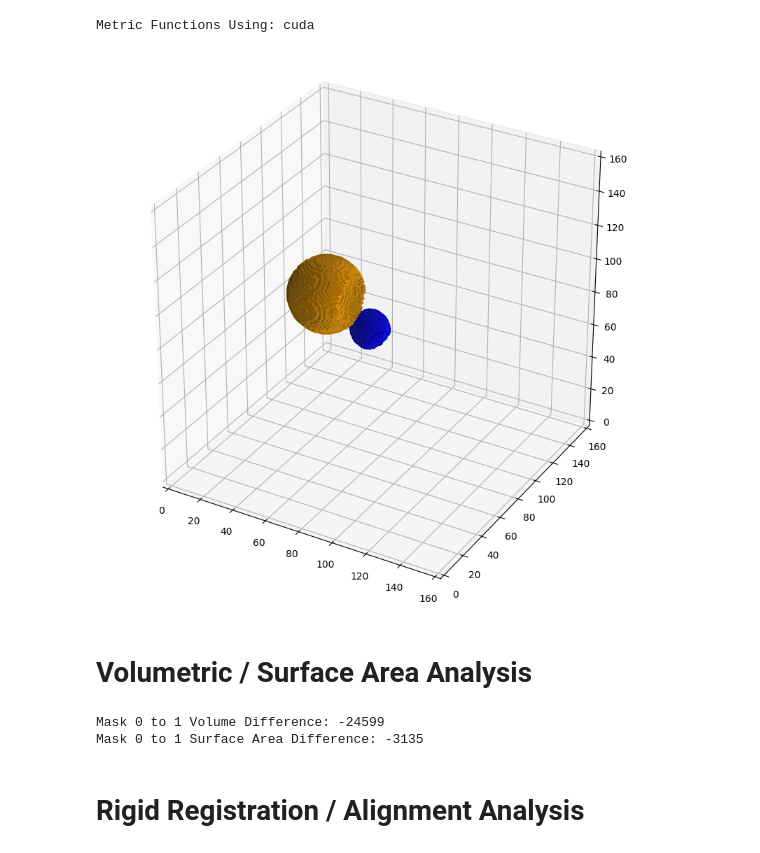
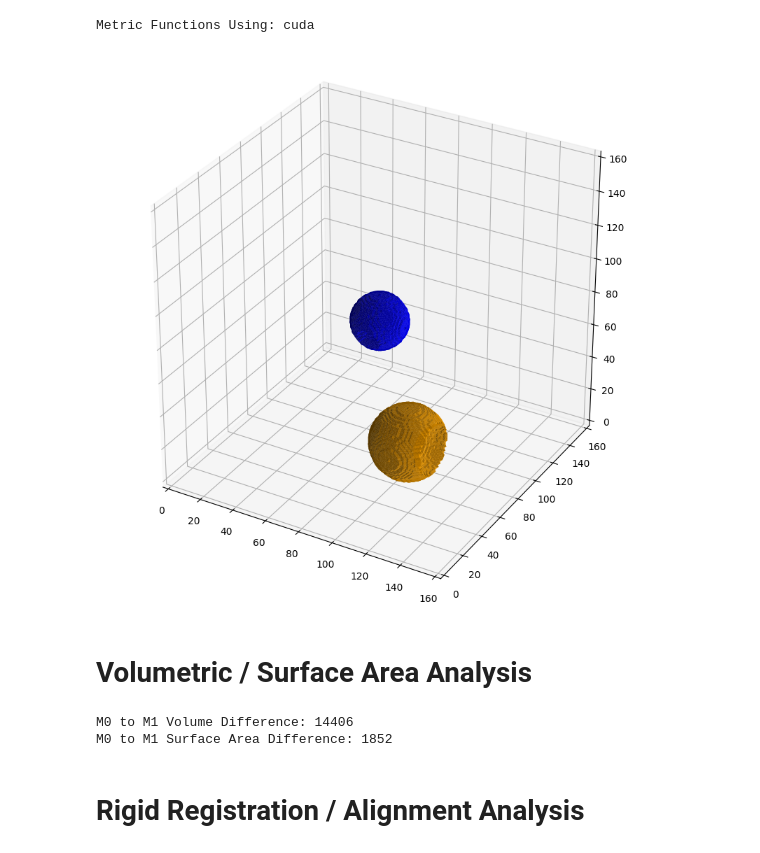
Before and after one commit to lochungtin/UVSMetrics, a Jupyter notebook: example_simple.ipynb, the cells around one changed output. Cells and saved outputs as stored; diff of their text form; code cells hidden in the pictures.

```diff
--- a/example_simple.ipynb
+++ b/example_simple.ipynb
@@ -49,52 +48,36 @@ def show3D(matrix, size=(8, 8), downsample=1):
 # %%
 DIM = 160
 
 
 def create_concave_sphere(radius, center, dentOffset, dentRadius, size=DIM):
     center = np.array(center)
     dentCenter = center + np.array(dentOffset)
 
     x, y, z = np.ogrid[:size, :size, :size]
 
     dist = (x - center[0]) ** 2 + (y - center[1]) ** 2 + (z - center[2]) ** 2
     dent = (x - dentCenter[0]) ** 2 + (y - dentCenter[1]) ** 2 + (z - dentCenter[2]) ** 2
 
     return (dist <= radius**2) & ~(dent <= dentRadius**2)
 
 
-m0 = create_concave_sphere(10, (80, 70, 80), (6, 3, -10), 8)
-m1 = create_concave_sphere(20, (60, 60, 100), (20, 0, 0), 15)
+m0 = Mask(create_concave_sphere(15, (80, 80, 80), (0, -25, -10), 15))
+m1 = Mask(create_concave_sphere(20, (120, 40, 40), (20, 0, 0), 15))
 
 display = np.zeros((DIM, DIM, DIM))
-display += (m1.astype(int) * 2)
-display += (m0.astype(int))
-
+display[np.where(m0.mask)] = 1
+display[np.where(m1.mask)] = 2
 show3D(display)
 # %% [output]
-[figure, old version]
+[figure, new version]
 # %% [markdown]
 # Volumetric / Surface Area Analysis
 # %%
-m0_vol = M.getVolume(m0)
-m1_vol = M.getVolume(m1)
-
-m0_s = M.getSurface(m0)
-m1_s = M.getSurface(m1)
-
-m0_sa = M.getSurfaceArea(m0)
-m1_sa = M.getSurfaceArea(m1)
-
-m0_pt = np.where(m0)
-m1_pt = np.where(m1)
-
-m0m1_volDiff = M.getVolumeDiff(m0, m1)
-m0m1_saDiff = M.getSurfaceAreaDiff(m0, m1)
-
-print(f"Mask 0 to 1 Volume Difference: {m0m1_volDiff}")
-print(f"Mask 0 to 1 Surface Area Difference: {m0m1_saDiff}")
+print(f"M0 to M1 Volume Difference: {m0.getVolDiff(m1)}")
+print(f"M0 to M1 Surface Area Difference: {m0.getSADiff(m1)}")
 # %% [output]
-Mask 0 to 1 Volume Difference: -24599
-Mask 0 to 1 Surface Area Difference: -3135
+M0 to M1 Volume Difference: 14406
+M0 to M1 Surface Area Difference: 1852
 # %% [markdown]
 # Rigid Registration / Alignment Analysis
 # %%
```
Also changed, not shown: parts of 9 cells of this notebook, 1 other file.
